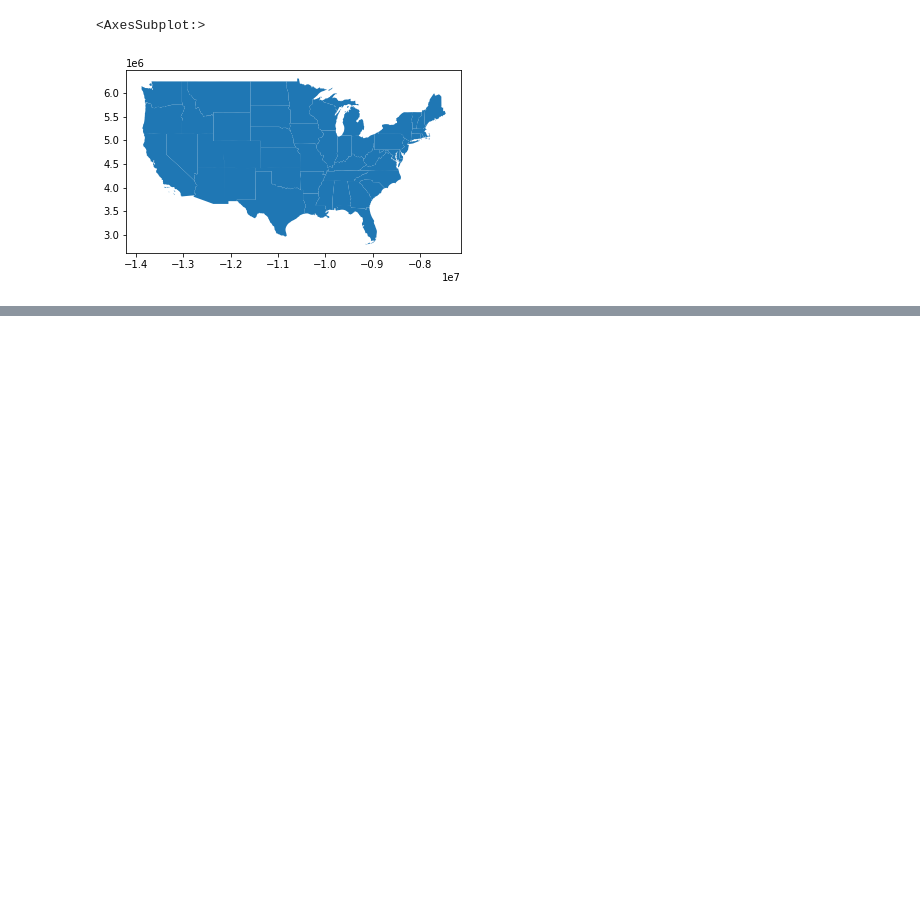
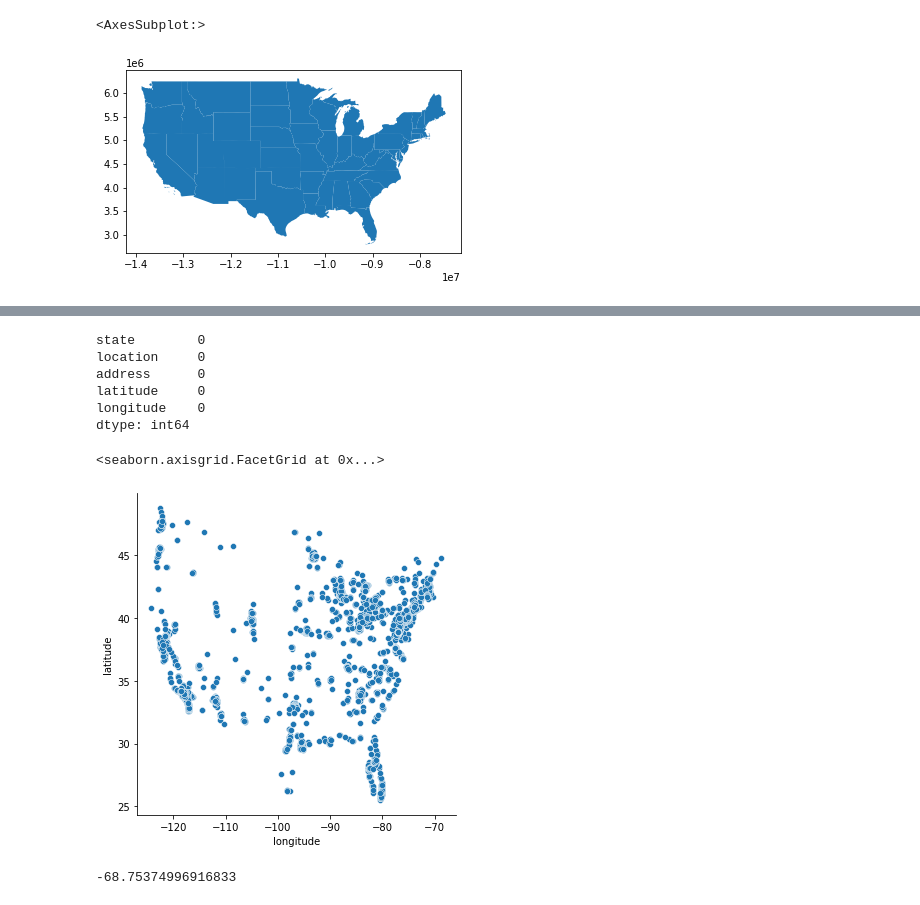
Before and after one commit to Melvin-Leroy/clustering, a Jupyter notebook: notebooks/mapping.ipynb, the cells around one changed output, grey strips where cells are left out. Drawn from its saved outputs; the diff is of its cells as text; code cells hidden in the pictures; blank space fills up the shorter version.

```diff
--- a/notebooks/mapping.ipynb
+++ b/notebooks/mapping.ipynb
@@ -20,0 +35,3 @@ states.plot()
+# %%
+chipotle = pd.read_csv("../Data/chipotle_stores.csv")
+chipotle.head(10)
@@ -20,0 +50,18 @@ states.plot()
+# %%
+chipotle.isnull().sum()
+# %% [output]
+state        0
+location     0
+address      0
+latitude     0
+longitude    0
+dtype: int64
+# %%
+sns.relplot(data=chipotle, x="longitude", y="latitude")
+# %% [output]
+<seaborn.axisgrid.FacetGrid at 0x...>
+[figure, added]
+# %%
+chipotle.longitude.max()
+# %% [output]
+-68.75374996916833
```
Also changed, not shown: parts of 17 cells of this notebook, 4 other files.
